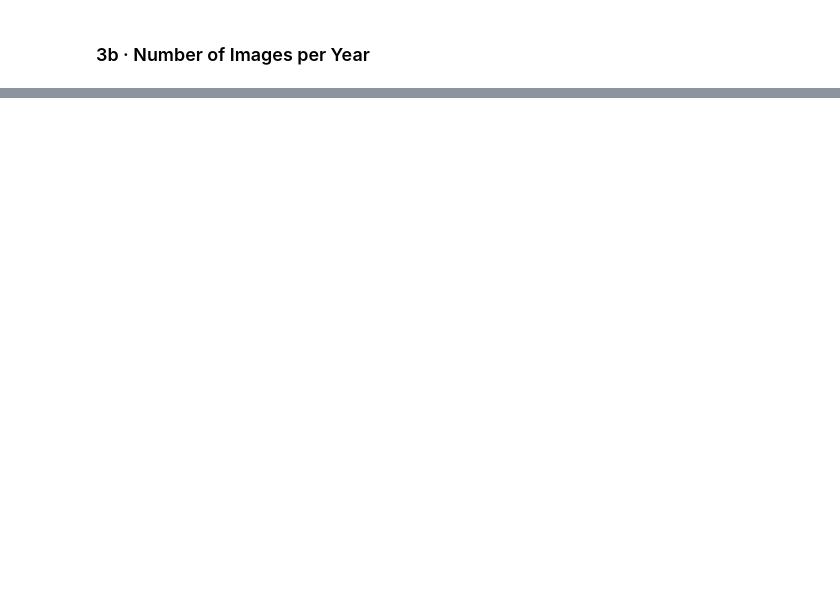
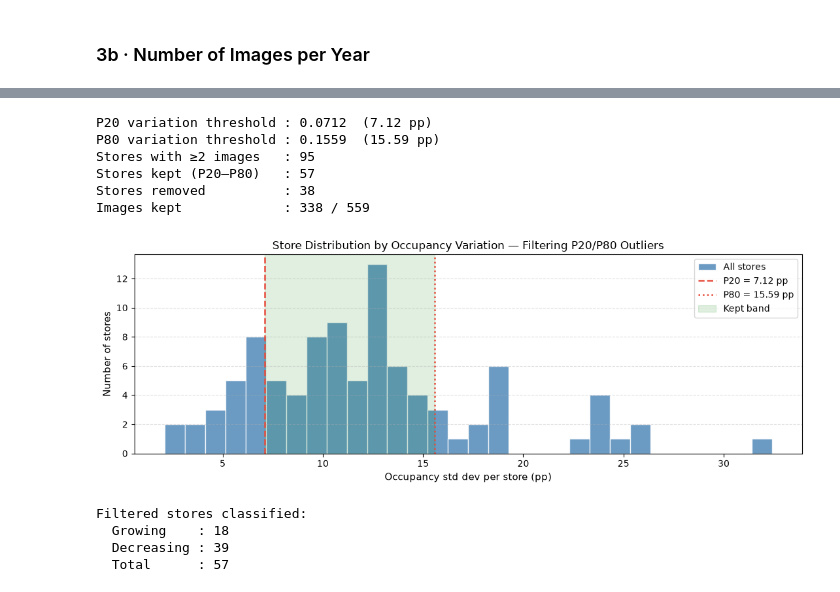
Before and after one commit to Manzife/Application-of-Deep-learning-image, a Jupyter notebook: notebooks/naip_inference.ipynb, the cells around one changed output, grey strips where cells are left out. Drawn from its saved outputs; the diff is of its cells as text; code cells hidden in the pictures; blank space fills up the shorter version.

```diff
--- a/notebooks/naip_inference.ipynb
+++ b/notebooks/naip_inference.ipynb
@@ -212,0 +428,71 @@ plt.show()
+# %%
+# ── Per-store occupancy variation (std dev across years) ───────────────────
+# Only stores with ≥2 observations can have a meaningful std dev
+store_std = (
+    df.groupby("store_id")["occupancy"]
+    .std()
+    .dropna()                          # drops stores with a single image
+    .rename("occ_std")
+)
+
+p20 = store_std.quantile(0.20)
+p80 = store_std.quantile(0.80)
+
+stores_filtered = store_std[(store_std >= p20) & (store_std <= p80)].index
+df_ii = df[df["store_id"].isin(stores_filtered)].copy()
+
+print(f"P20 variation threshold : {p20:.4f}  ({p20*100:.2f} pp)")
+print(f"P80 variation threshold : {p80:.4f}  ({p80*100:.2f} pp)")
+print(f"Stores with ≥2 images   : {len(store_std)}")
+print(f"Stores kept (P20–P80)   : {len(stores_filtered)}")
+print(f"Stores removed          : {len(store_std) - len(stores_filtered)}")
+print(f"Images kept             : {len(df_ii)} / {len(df)}")
+
+# ── Distribution plot ───────────────────────────────────────────────────────
+fig, ax = plt.subplots(figsize=(11, 4))
+ax.hist(store_std * 100, bins=30, color="steelblue", edgecolor="white", alpha=0.8, label="All stores")
+ax.axvline(p20 * 100, color="#e74c3c", linewidth=1.8, linestyle="--", label=f"P20 = {p20*100:.2f} pp")
+ax.axvline(p80 * 100, color="#e74c3c", linewidth=1.8, linestyle=":",  label=f"P80 = {p80*100:.2f} pp")
+ax.axvspan(p20 * 100, p80 * 100, alpha=0.12, color="green", label="Kept band")
+ax.set_xlabel("Occupancy std dev per store (pp)", fontsize=11)
+ax.set_ylabel("Number of stores", fontsize=11)
+ax.set_title("Store Distribution by Occupancy Variation — Filtering P20/P80 Outliers", fontsize=12)
+ax.legend(fontsize=10)
+ax.grid(axis="y", linestyle="--", alpha=0.4)
+plt.tight_layout()
+plt.show()
+# %% [output]
+P20 variation threshold : 0.0712  (7.12 pp)
+P80 variation threshold : 0.1559  (15.59 pp)
+Stores with ≥2 images   : 95
+Stores kept (P20–P80)   : 57
+Stores removed          : 38
+Images kept             : 338 / 559
+[figure, added]
+# %%
+# ── Classify each filtered store as growing or decreasing ──────────────────
+# Linear slope fitted over (year, occupancy) for each store.
+# Slope > 0 → growing, slope < 0 → decreasing.
+
+store_trends = {}
+for store_id, grp in df_ii.groupby("store_id"):
+    grp = grp.sort_values("year")
+    if len(grp) < 2:
+        continue
+    slope = np.polyfit(grp["year"], grp["occupancy"], deg=1)[0]
+    store_trends[store_id] = "growing" if slope >= 0 else "decreasing"
+
+trend_series = pd.Series(store_trends, name="trend")
+df_ii = df_ii.join(trend_series, on="store_id")
+
+n_grow = (trend_series == "growing").sum()
+n_dec  = (trend_series == "decreasing").sum()
+print(f"Filtered stores classified:")
+print(f"  Growing    : {n_grow}")
+print(f"  Decreasing : {n_dec}")
+print(f"  Total      : {n_grow + n_dec}")
+# %% [output]
+Filtered stores classified:
+  Growing    : 18
+  Decreasing : 39
+  Total      : 57
```
Also changed, not shown: parts of 11 cells of this notebook, 1 other file.
